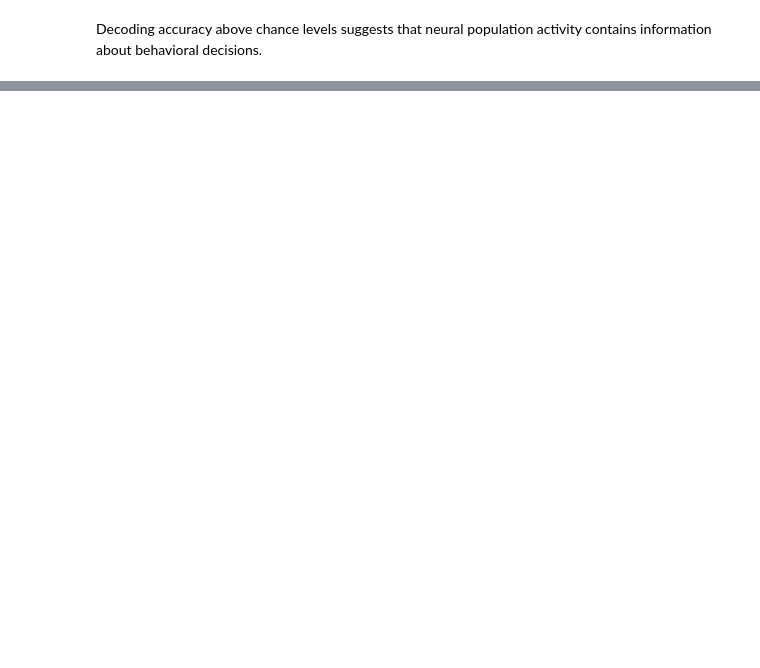
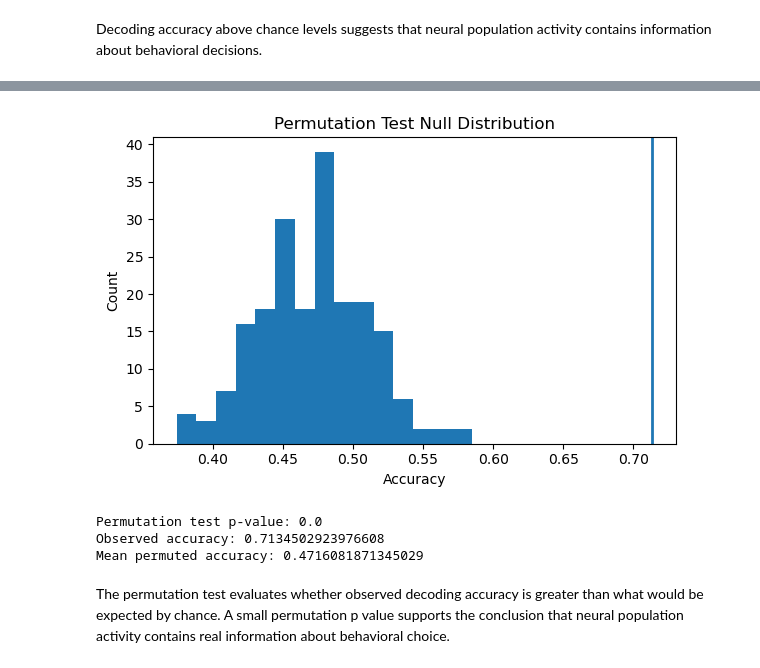
Before and after one commit to ishikanahar/Bipn162FinalProject, a Jupyter notebook: notebooks/neural_decoding_project.ipynb, the cells around one changed output, grey strips where cells are left out. Drawn from its saved outputs; the diff is of its cells as text; code cells hidden in the pictures; blank space fills up the shorter version.

```diff
--- a/notebooks/neural_decoding_project.ipynb
+++ b/notebooks/neural_decoding_project.ipynb
@@ -148,0 +289,22 @@ The permutation test provides a baseline distribution of decoding accuracies exp
+# %%
+plt.figure(figsize=(6,4))
+plt.hist(perm_acc, bins=15)
+plt.axvline(accuracy, linewidth=2)
+plt.xlabel("Accuracy")
+plt.ylabel("Count")
+plt.title("Permutation Test Null Distribution")
+plt.tight_layout()
+plt.show()
+# %% [output]
+[figure, added]
+# %%
+p_value = np.mean(np.array(perm_acc) >= accuracy)
+print("Permutation test p-value:", p_value)
+print("Observed accuracy:", accuracy)
+print("Mean permuted accuracy:", np.mean(perm_acc))
+# %% [output]
+Permutation test p-value: 0.0
+Observed accuracy: 0.7134502923976608
+Mean permuted accuracy: 0.4716081871345029
+# %% [markdown]
+The permutation test evaluates whether observed decoding accuracy is greater than what would be expected by chance. A small permutation p value supports the conclusion that neural population activity contains real information about behavioral choice.
```
Also changed, not shown: parts of 40 cells of this notebook, 1 other file.
